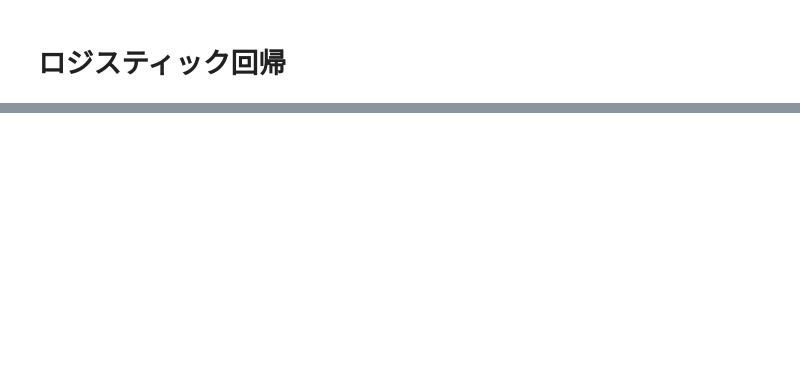
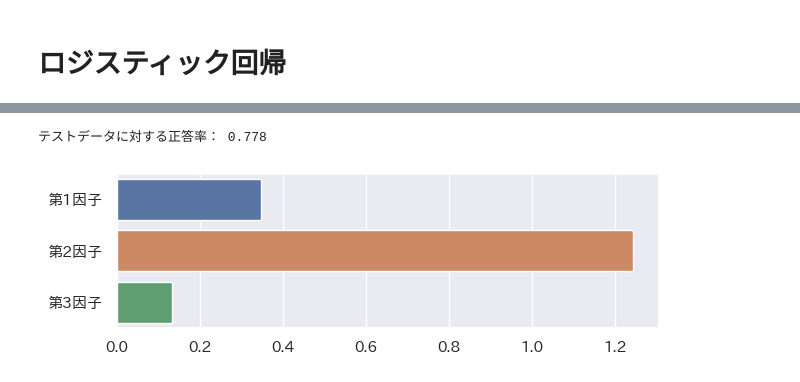
Before and after one commit to okozeriki/service_mind, a Jupyter notebook: model/0619_innsi_var.ipynb, the cells around one changed output, grey strips where cells are left out. Saved outputs shown, nothing was run; the diff lists cells and outputs as text; code cells hidden in the pictures; blank space fills up the shorter version.

```diff
--- a/model/0619_innsi_var.ipynb
+++ b/model/0619_innsi_var.ipynb
@@ -52,26 +60,25 @@ df_japanese = df_japanese.reset_index(drop=True)
 # %% [markdown]
 # 因子分析(バリマックス回転)
 # %%
-from factor_analyzer import FactorAnalyzer
-from sklearn.preprocessing import StandardScaler
+def innsi(df):
+    # データを標準化
+    sc = StandardScaler()
+    df_math_std = sc.fit_transform(df)
 
-# データを標準化
-sc = StandardScaler()
-df_math_std = sc.fit_transform(df_math)
+    # 因子分析のインスタンスを生成と適用
+    fa = FactorAnalyzer(n_factors=3, rotation='varimax')
+    fa.fit(df_math_std)
 
-# 因子分析のインスタンスを生成と適用
-fa = FactorAnalyzer(n_factors=3, rotation='varimax')
-fa.fit(df_math_std)
+    # 因子負荷量を出力
+    loadings = pd.DataFrame(fa.loadings_, columns=['第1因子', '第2因子', '第3因子'], index=df.columns)
+    print(loadings)
 
-# 因子負荷量を出力
-loadings = pd.DataFrame(fa.loadings_, columns=['第1因子', '第2因子', '第3因子'], index=df_math.columns)
-print(loadings)
+    # 因子得点を算出
+    factor_score = fa.transform(df_math_std)
 
-# 因子得点を算出
-factor_score = fa.transform(df_math_std)
+    # 因子得点をデータフレームに変換
+    factor_score_df = pd.DataFrame(factor_score, columns=['第1因子', '第2因子', '第3因子'])
 
-# 因子得点をデータフレームに変換
-factor_score_df = pd.DataFrame(factor_score, columns=['第1因子', '第2因子', '第3因子'])
-
-# 元のデータフレームと結合
-df_math = pd.concat([df_math, factor_score_df], axis=1)
+    # 元のデータフレームと結合
+    df_math = pd.concat([df, factor_score_df], axis=1)
+    return df_math
@@ -93,0 +85,4 @@ Y_math  0.575879  0.063951 -0.085864
+# %%
+df_math_innsi = innsi(df_math)
+df_english_innsi = innsi(df_english)
+df_japanese_innsi = innsi(df_japanese)
@@ -129,0 +144,5 @@ plt.show()
+# %%
+lr(df_english_innsi)
+# %% [output]
+テストデータに対する正答率： 0.778
+[figure, added]
```
Also changed, not shown: parts of 7 cells of this notebook.
